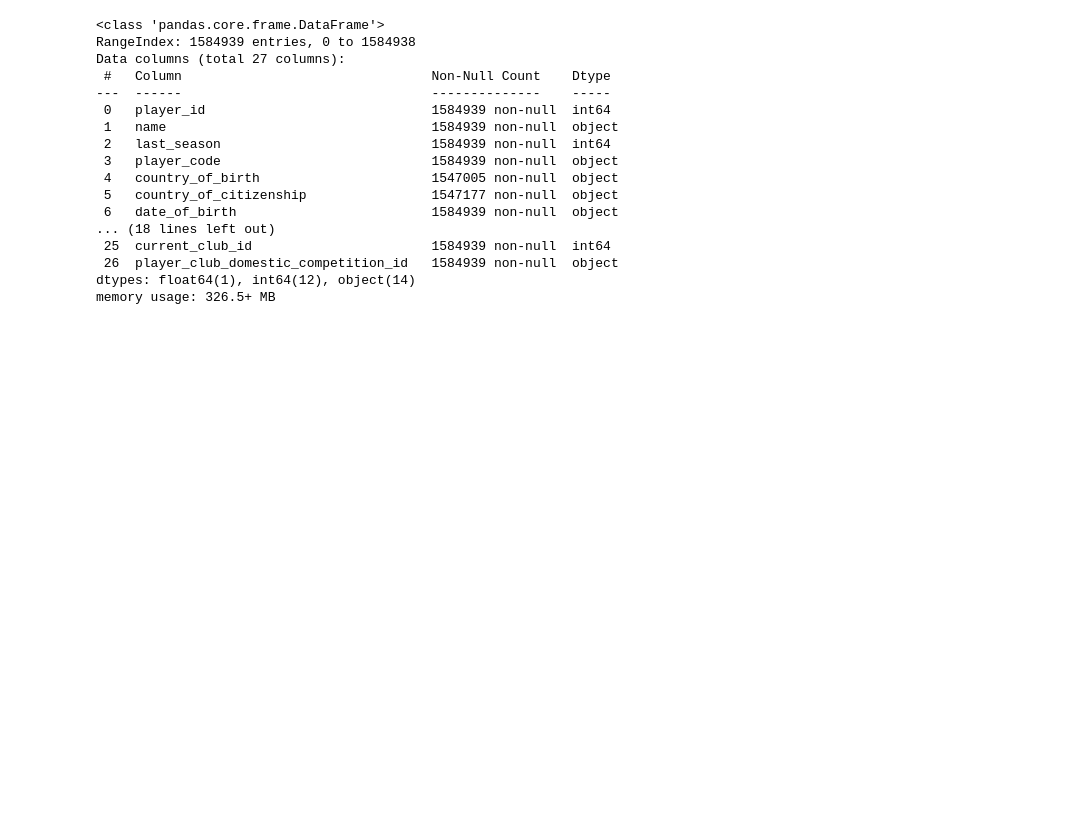
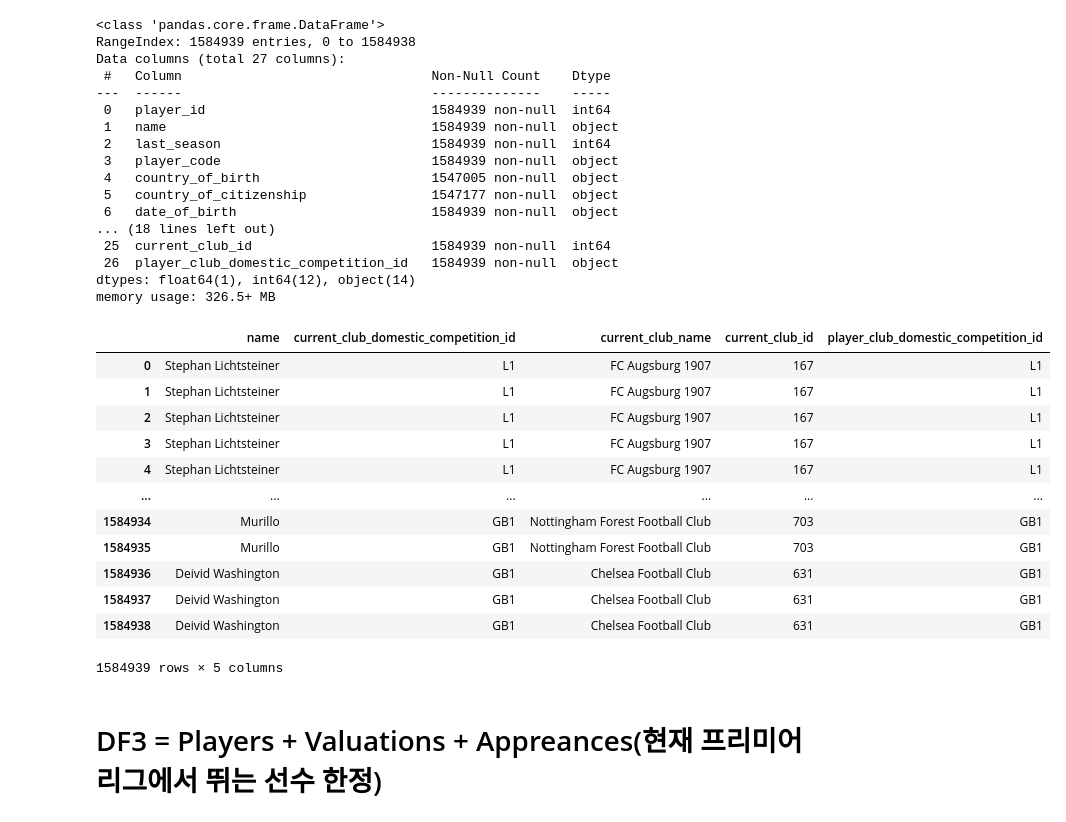
Before and after one commit to MijeongKim0533/PJ_Best_Combination, a Jupyter notebook: SY/Untitled-2.ipynb, the cells around one changed output. Saved outputs shown, nothing was run; the diff lists cells and outputs as text; code cells hidden in the pictures; blank space fills up the shorter version.

```diff
--- a/SY/Untitled-2.ipynb
+++ b/SY/Untitled-2.ipynb
@@ -136,3 +136,19 @@ Data columns (total 27 columns):
  26  player_club_domestic_competition_id   1584939 non-null  object
 dtypes: float64(1), int64(12), object(14)
 memory usage: 326.5+ MB
+# %%
+df2[['name', 'current_club_domestic_competition_id', 'current_club_name', 'current_club_id', 'player_club_domestic_competition_id']]
+# %% [output]
+|  | name | current_club_domestic_competition_id | current_club_name | current_club_id | player_club_domestic_competition_id |
+| 0 | Stephan Lichtsteiner | L1 | FC Augsburg 1907 | 167 | L1 |
+| 1 | Stephan Lichtsteiner | L1 | FC Augsburg 1907 | 167 | L1 |
+| 2 | Stephan Lichtsteiner | L1 | FC Augsburg 1907 | 167 | L1 |
+| 3 | Stephan Lichtsteiner | L1 | FC Augsburg 1907 | 167 | L1 |
+| 4 | Stephan Lichtsteiner | L1 | FC Augsburg 1907 | 167 | L1 |
+| ... | ... | ... | ... | ... | ... |
+| 1584934 | Murillo | GB1 | Nottingham Forest Football Club | 703 | GB1 |
+| 1584935 | Murillo | GB1 | Nottingham Forest Football Club | 703 | GB1 |
+| 1584936 | Deivid Washington | GB1 | Chelsea Football Club | 631 | GB1 |
+| 1584937 | Deivid Washington | GB1 | Chelsea Football Club | 631 | GB1 |
+| 1584938 | Deivid Washington | GB1 | Chelsea Football Club | 631 | GB1 |
+1584939 rows × 5 columns
@@ -138,0 +164,2 @@ memory usage: 326.5+ MB
+# %% [markdown]
+# DF3 = Players + Valuations + Appreances(현재 프리미어리그에서 뛰는 선수 한정)
```
Also changed, not shown: parts of 9 cells of this notebook.
